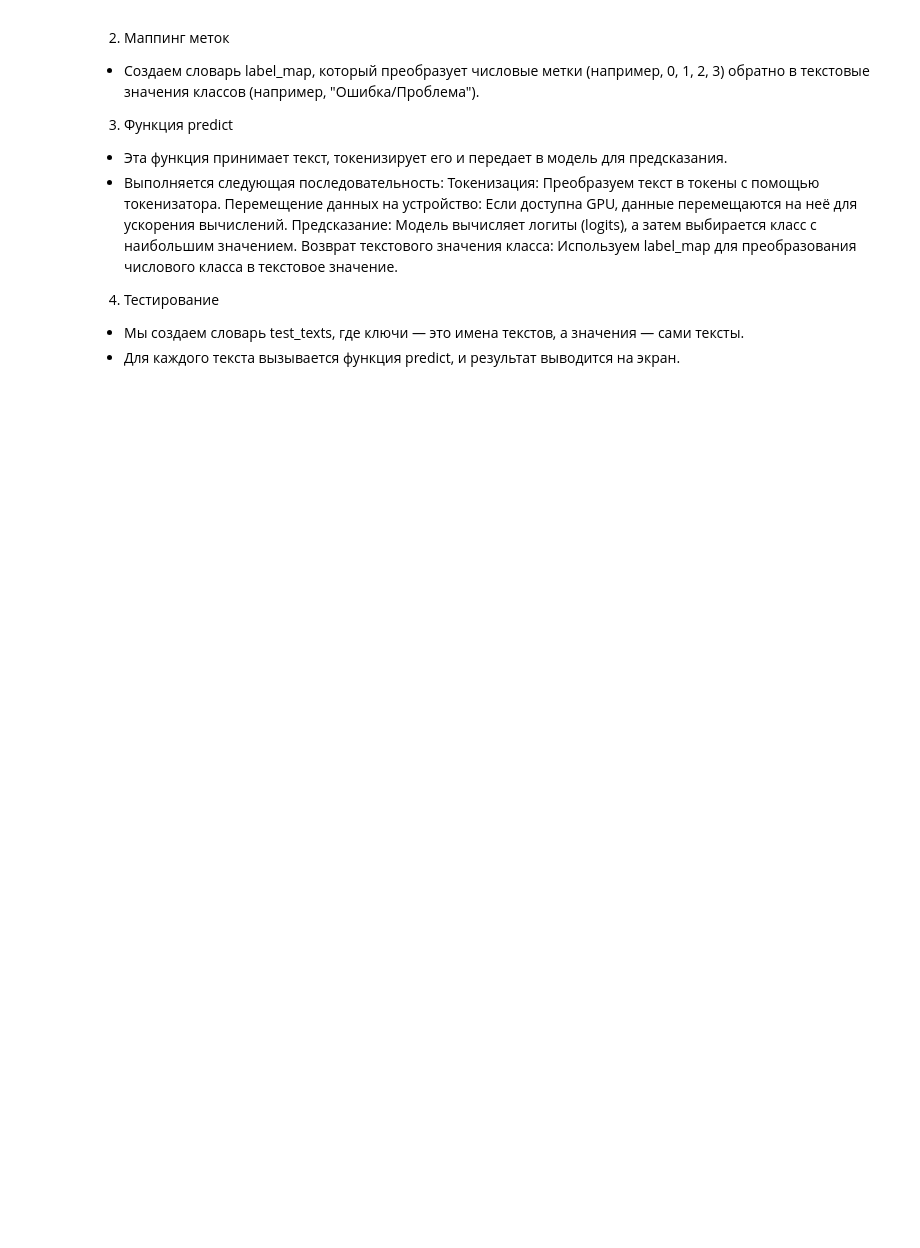
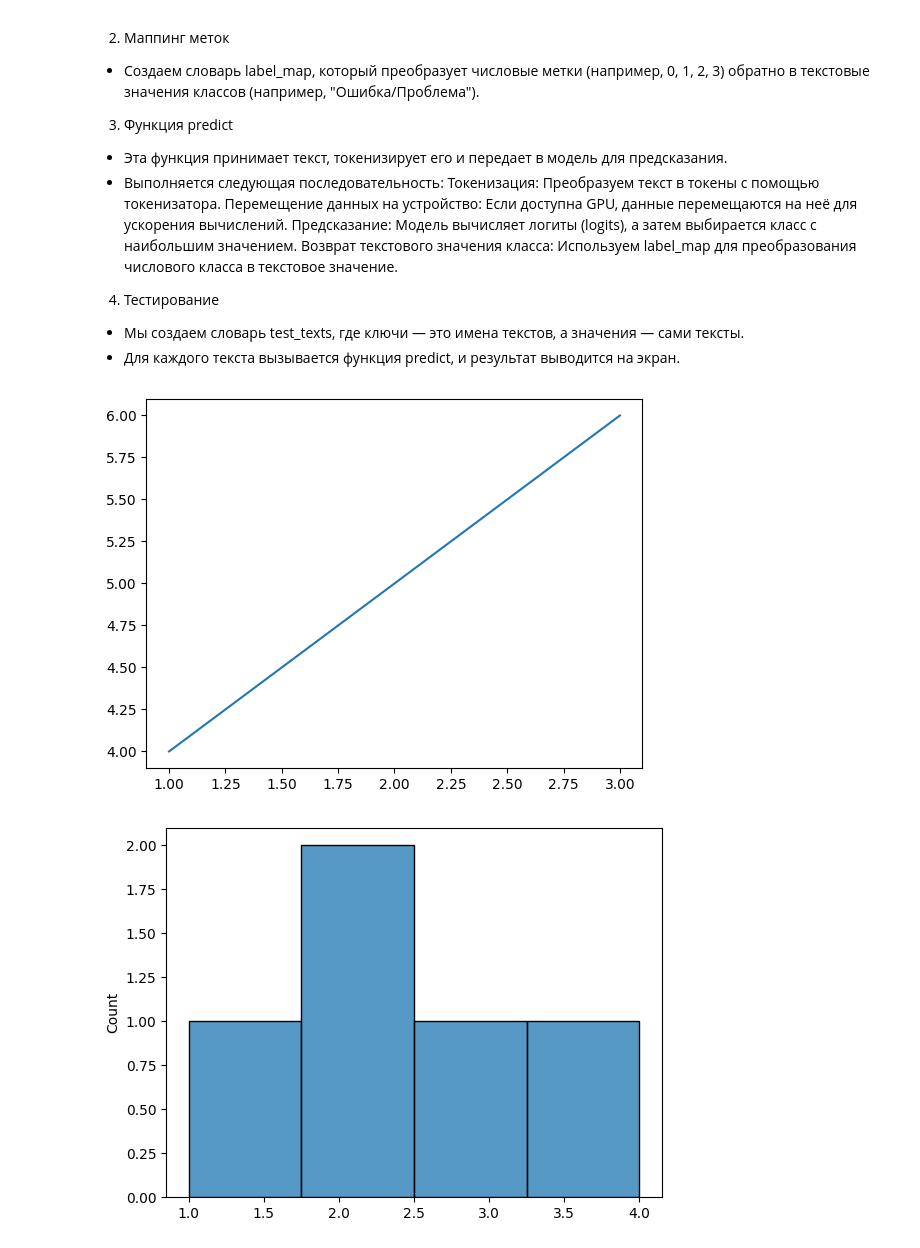
Before and after one commit to DementevAleksander/MachineLearning, a Jupyter notebook: NLP/NLP_tickets_v2/LM_RNN_descr.ipynb, the cells around one changed output. Saved outputs shown, nothing was run; the diff lists cells and outputs as text; code cells hidden in the pictures; blank space fills up the shorter version.

```diff
--- a/NLP/NLP_tickets_v2/LM_RNN_descr.ipynb
+++ b/NLP/NLP_tickets_v2/LM_RNN_descr.ipynb
@@ -464,3 +465,17 @@ text4: Сделайте дополнительные рабочие места.
 4. Тестирование
 * Мы создаем словарь test_texts, где ключи — это имена текстов, а значения — сами тексты.
 * Для каждого текста вызывается функция predict, и результат выводится на экран.
+# %%
+import matplotlib.pyplot as plt
+import seaborn as sns
+
+# Простой график
+plt.plot([1, 2, 3], [4, 5, 6])
+plt.show()
+
+# Гистограмма
+sns.histplot([1, 2, 2, 3, 4])
+plt.show()
+# %% [output]
+[figure, added]
+[figure, added]
```
Also changed, not shown: parts of 1 cell of this notebook.
